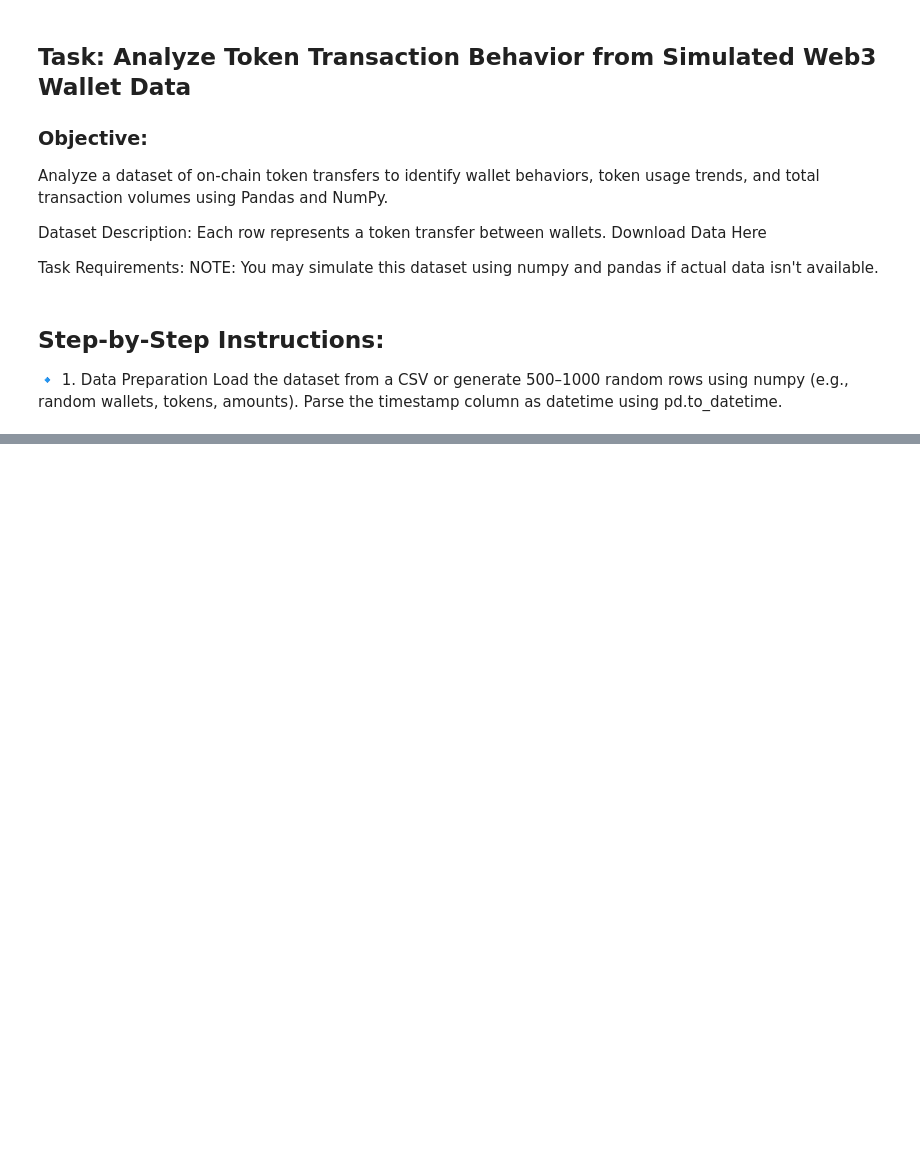
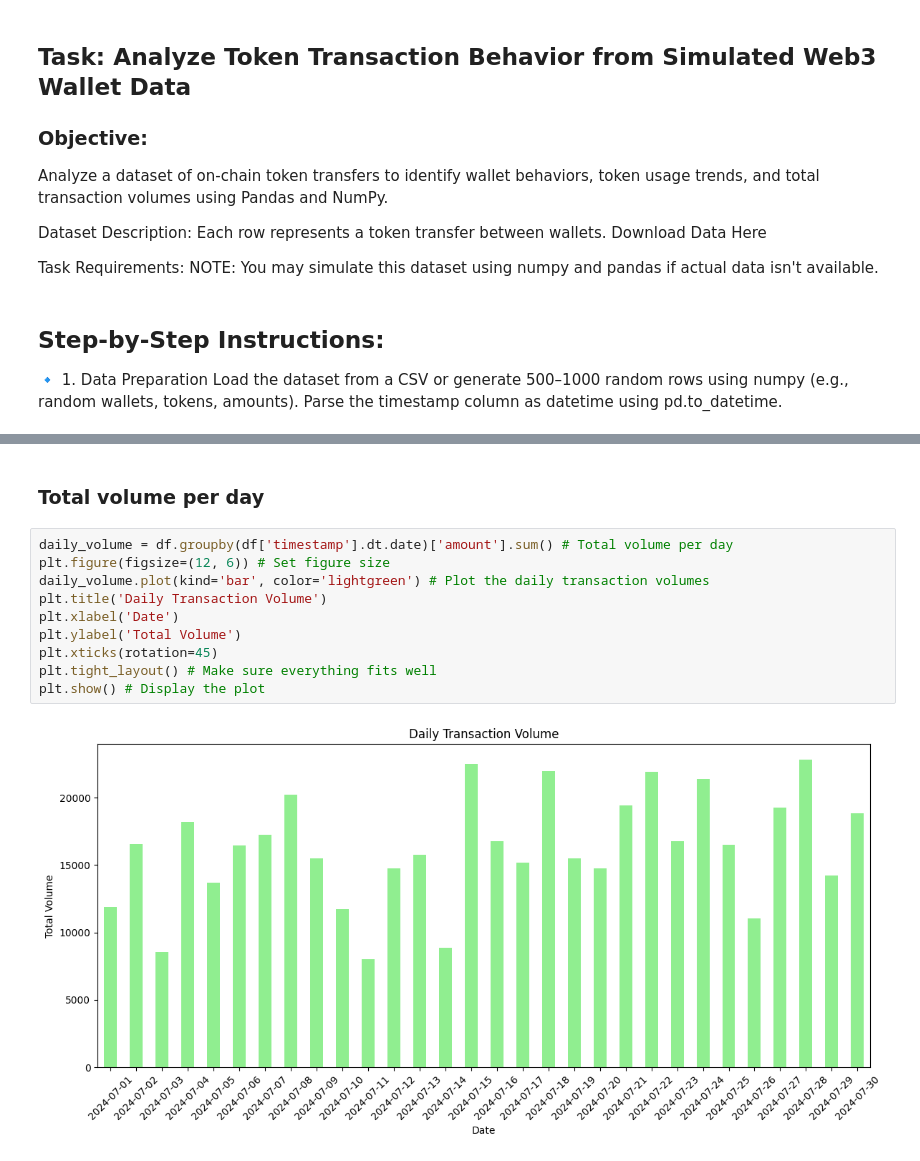
Before and after one commit to Kruys-Collins/Problem-Solving, a Jupyter notebook: Module_2/NumPyPandas.ipynb, the cells around one changed output, grey strips where cells are left out. Drawn from its saved outputs; the diff is of its cells as text; blank space fills up the shorter version.

```diff
--- a/Module_2/NumPyPandas.ipynb
+++ b/Module_2/NumPyPandas.ipynb
@@ -26,0 +318,14 @@ FileNotFoundError: [Errno 2] No such file or directory: 'web3_token_transfers.cs
+# %% [markdown]
+### Total volume per day
+# %%
+daily_volume = df.groupby(df['timestamp'].dt.date)['amount'].sum() # Total volume per day
+plt.figure(figsize=(12, 6)) # Set figure size
+daily_volume.plot(kind='bar', color='lightgreen') # Plot the daily transaction volumes
+plt.title('Daily Transaction Volume')
+plt.xlabel('Date')
+plt.ylabel('Total Volume')
+plt.xticks(rotation=45)
+plt.tight_layout() # Make sure everything fits well
+plt.show() # Display the plot
+# %% [output]
+[figure, added]
```
Also changed, not shown: parts of 39 cells of this notebook, 3 other files.
